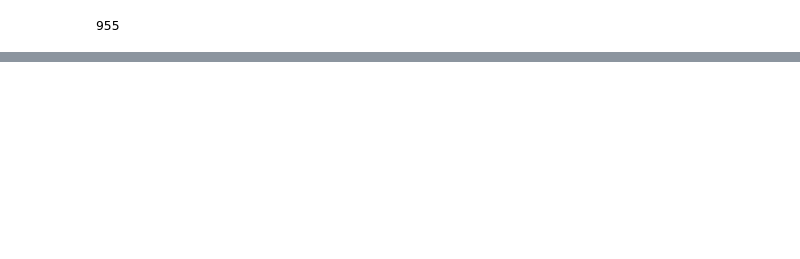
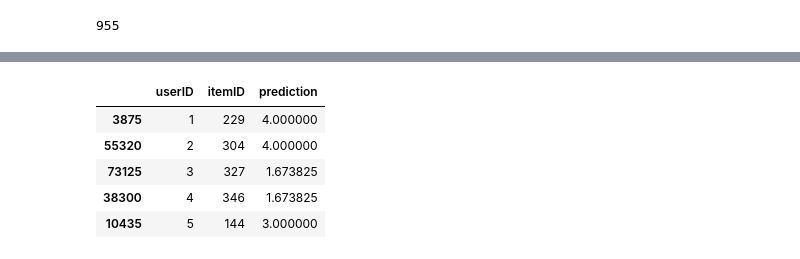
Before and after one commit to PUT-RecSys-Research/qpera-thesis, a Jupyter notebook: notebooks/CBF.ipynb, the cells around one changed output, grey strips where cells are left out. Cells and saved outputs as stored; diff of their text form; code cells hidden in the pictures; blank space fills up the shorter version.

```diff
--- a/notebooks/CBF.ipynb
+++ b/notebooks/CBF.ipynb
@@ -178,0 +190,10 @@ top_k_recommendations
+# %%
+top = top_k.loc[top_k.groupby('userID')['prediction'].idxmax()]
+top.head()
+# %% [output]
+|  | userID | itemID | prediction |
+| 3875 | 1 | 229 | 4.000000 |
+| 55320 | 2 | 304 | 4.000000 |
+| 73125 | 3 | 327 | 1.673825 |
+| 38300 | 4 | 346 | 1.673825 |
+| 10435 | 5 | 144 | 3.000000 |
```
Also changed, not shown: parts of 21 cells of this notebook.
